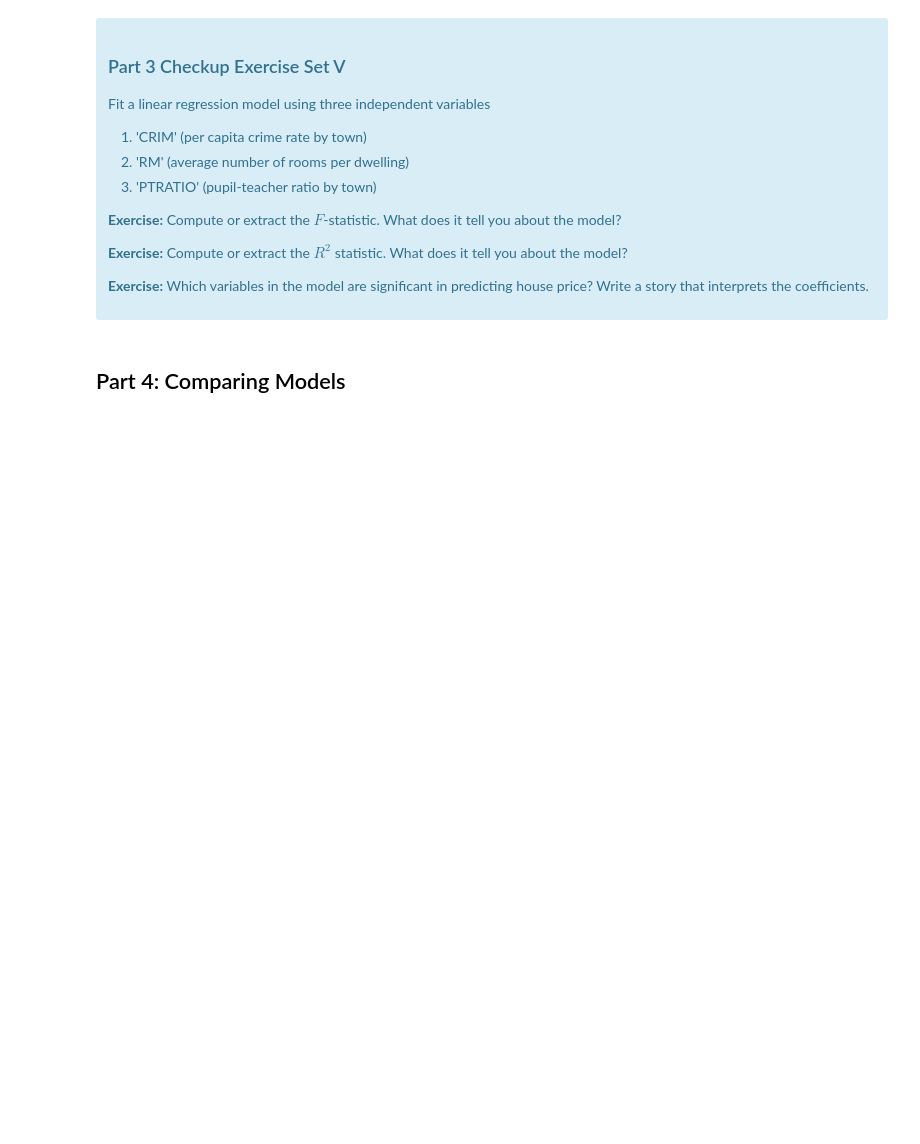
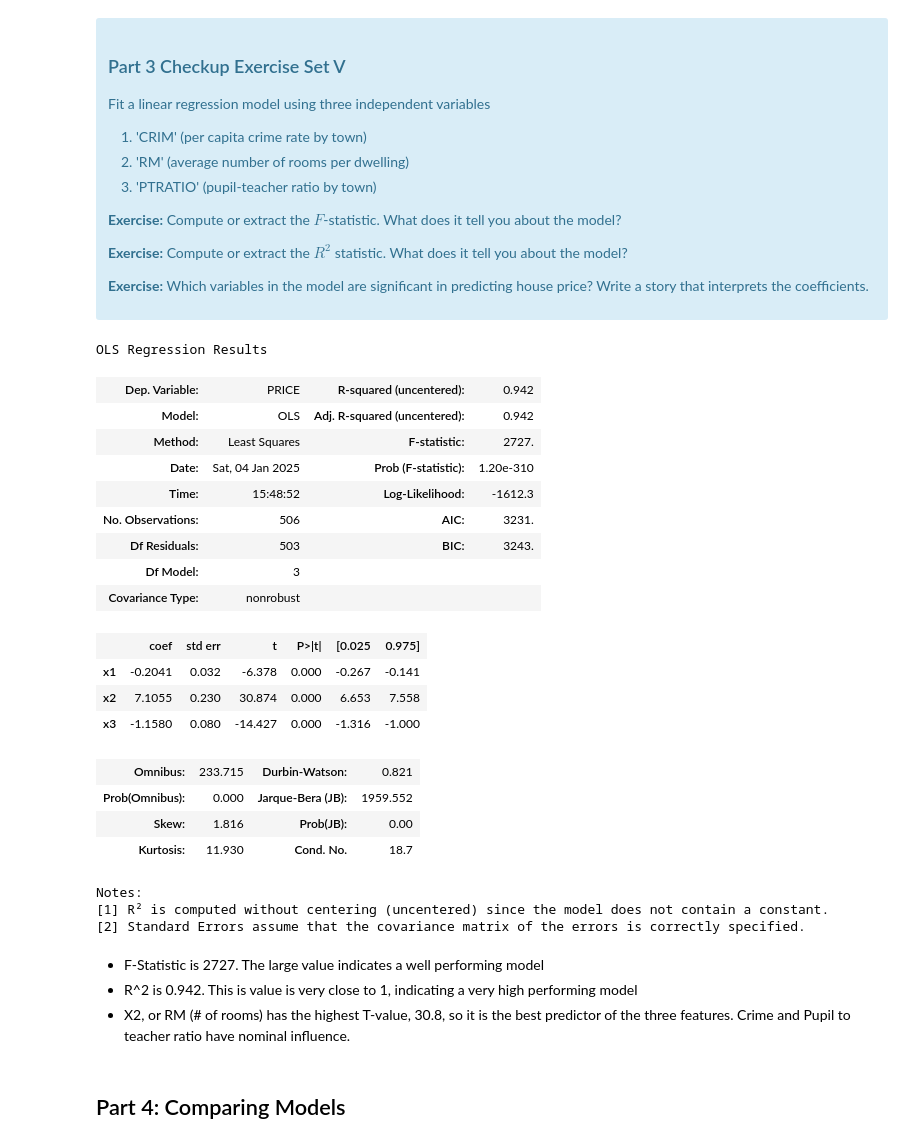
Before and after one commit to mdgarber/BostonHousing, a Jupyter notebook: 1723209039_Case_Study_-_Boston_Housing_Instructions/Case Study - Boston Housing/Mini_Project_Linear_Regression.ipynb, the cells around one changed output. Drawn from its saved outputs; the diff is of its cells as text; code cells hidden in the pictures; blank space fills up the shorter version.

```diff
--- a/1723209039_Case_Study_-_Boston_Housing_Instructions/Case Study - Boston Housing/Mini_Project_Linear_Regression.ipynb
+++ b/1723209039_Case_Study_-_Boston_Housing_Instructions/Case Study - Boston Housing/Mini_Project_Linear_Regression.ipynb
@@ -661,3 +693,41 @@ Once we compute the $F$-statistic, we can use the $F$-distribution with $N-K$ an
+# %%
+# your turn
+lm = LinearRegression()
+X_crp = np.array(bos[['CRIM', 'RM', 'PTRATIO']])
+
+# fitting a linear regression model using only the PTRATIO
+#lm.fit(X_ptr, bos.PRICE)
+lm = sm.OLS(bos.PRICE, X_crp).fit()
+
+# Calculate (or extract) the R2 value. What does it tell you?
+#R2_score_ptr = lm.score(X_ptr, bos.PTRATIO)
+lm.summary()
+# %% [output]
+OLS Regression Results
+| Dep. Variable: | PRICE | R-squared (uncentered): | 0.942 |
+| Model: | OLS | Adj. R-squared (uncentered): | 0.942 |
+| Method: | Least Squares | F-statistic: | 2727. |
+| Date: | Sat, 04 Jan 2025 | Prob (F-statistic): | 1.20e-310 |
+| Time: | 15:48:52 | Log-Likelihood: | -1612.3 |
+| No. Observations: | 506 | AIC: | 3231. |
+| Df Residuals: | 503 | BIC: | 3243. |
+| Df Model: | 3 |  |  |
+| Covariance Type: | nonrobust |  |  |
+|  | coef | std err | t | P>|t| | [0.025 | 0.975] |
+| x1 | -0.2041 | 0.032 | -6.378 | 0.000 | -0.267 | -0.141 |
+| x2 | 7.1055 | 0.230 | 30.874 | 0.000 | 6.653 | 7.558 |
+| x3 | -1.1580 | 0.080 | -14.427 | 0.000 | -1.316 | -1.000 |
+| Omnibus: | 233.715 | Durbin-Watson: | 0.821 |
+| Prob(Omnibus): | 0.000 | Jarque-Bera (JB): | 1959.552 |
+| Skew: | 1.816 | Prob(JB): | 0.00 |
+| Kurtosis: | 11.930 | Cond. No. | 18.7 |
+Notes:
+[1] R² is computed without centering (uncentered) since the model does not contain a constant.
+[2] Standard Errors assume that the covariance matrix of the errors is correctly specified.
+# %% [markdown]
+- F-Statistic is 2727. The large value indicates a well performing model
+- R^2 is 0.942. This is value is very close to 1, indicating a very high performing model
+- X2, or RM (# of rooms) has the highest T-value, 30.8, so it is the best predictor of the three features. Crime and Pupil to teacher ratio have nominal influence.
 # %% [markdown]
 ## Part 4: Comparing Models
 # %% [markdown]
```
Also changed, not shown: parts of 8 cells of this notebook.
